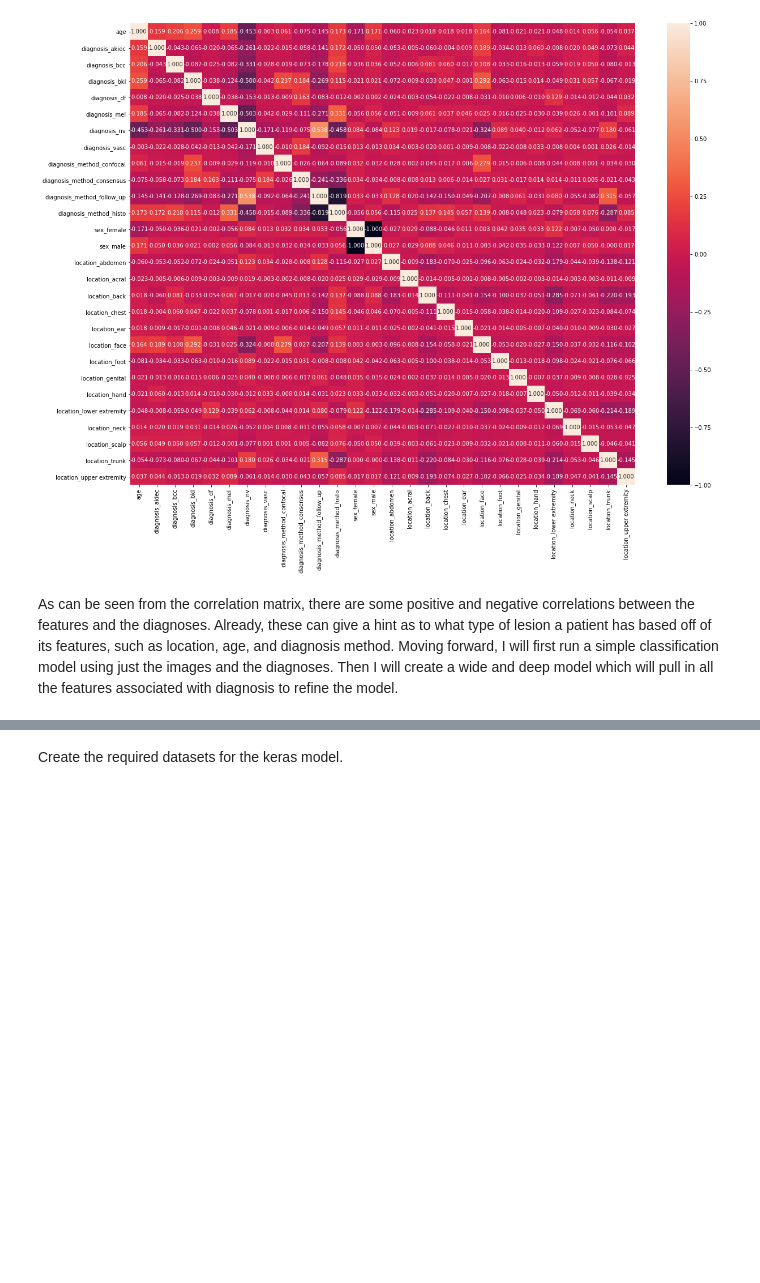
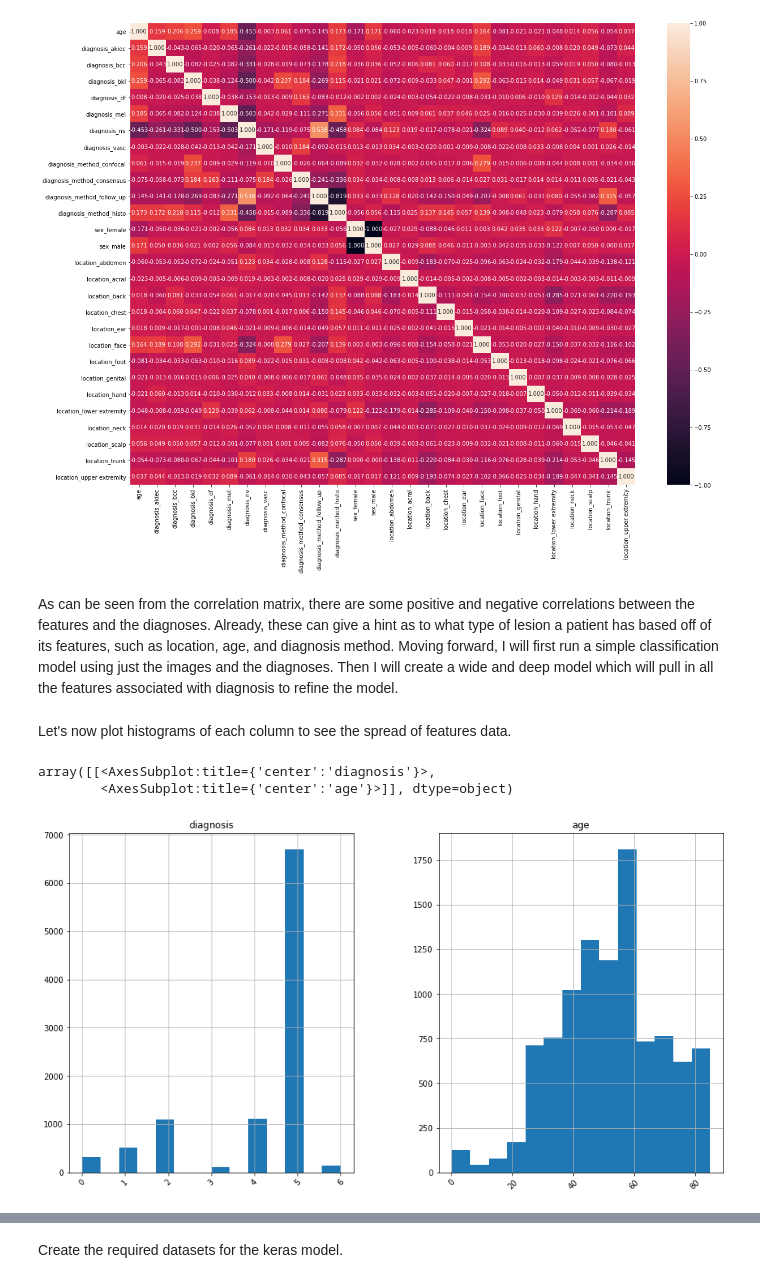
Before and after one commit to JaromH/Capstone3-ImageClassification, a Jupyter notebook: Capstone3_KerasImageClassificationModel.ipynb, the cells around one changed output, grey strips where cells are left out. Drawn from its saved outputs; the diff is of its cells as text; code cells hidden in the pictures; blank space fills up the shorter version.

Commit message:
Data Wrangling and EDA Second Commit

```diff
--- a/Capstone3_KerasImageClassificationModel.ipynb
+++ b/Capstone3_KerasImageClassificationModel.ipynb
@@ -613,3 +613,11 @@ Correlation between continuous features
 [figure]
 # %% [markdown]
 As can be seen from the correlation matrix, there are some positive and negative correlations between the features and the diagnoses. Already, these can give a hint as to what type of lesion a patient has based off of its features, such as location, age, and diagnosis method. Moving forward, I will first run a simple classification model using just the images and the diagnoses. Then I will create a wide and deep model which will pull in all the features associated with diagnosis to refine the model.
+# %% [markdown]
+Let's now plot histograms of each column to see the spread of features data.
+# %%
+image_metadata.hist(bins=14, figsize=(15,8), xrot=45)
+# %% [output]
+array([[<AxesSubplot:title={'center':'diagnosis'}>,
+        <AxesSubplot:title={'center':'age'}>]], dtype=object)
+[figure, added]
```
Also changed, not shown: parts of 2 cells of this notebook.
